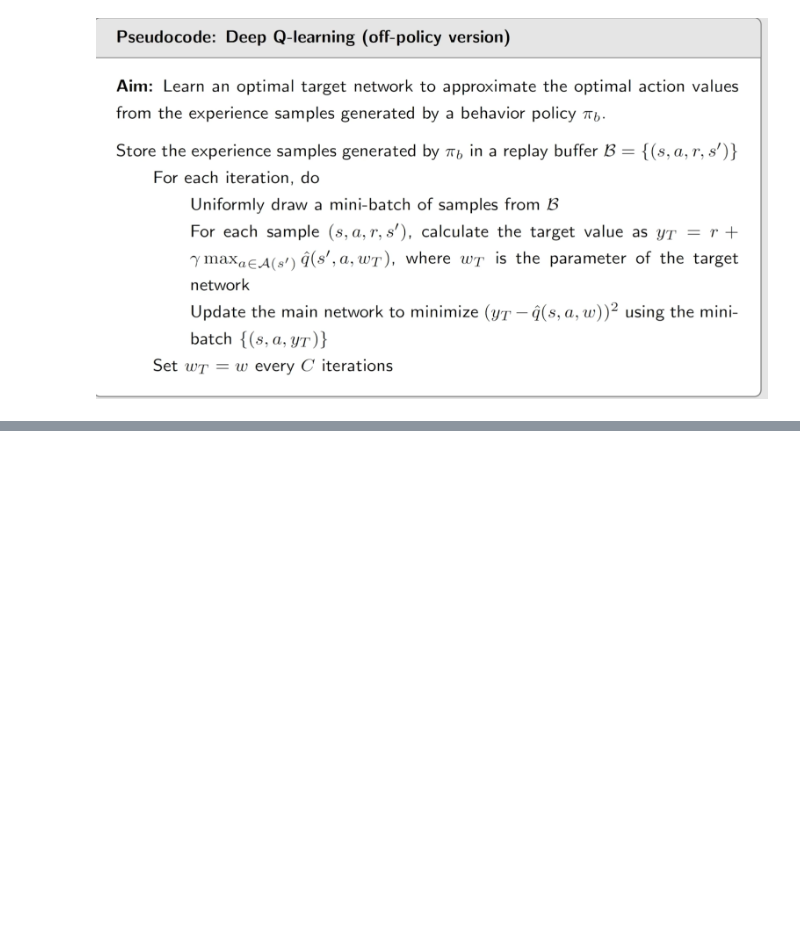
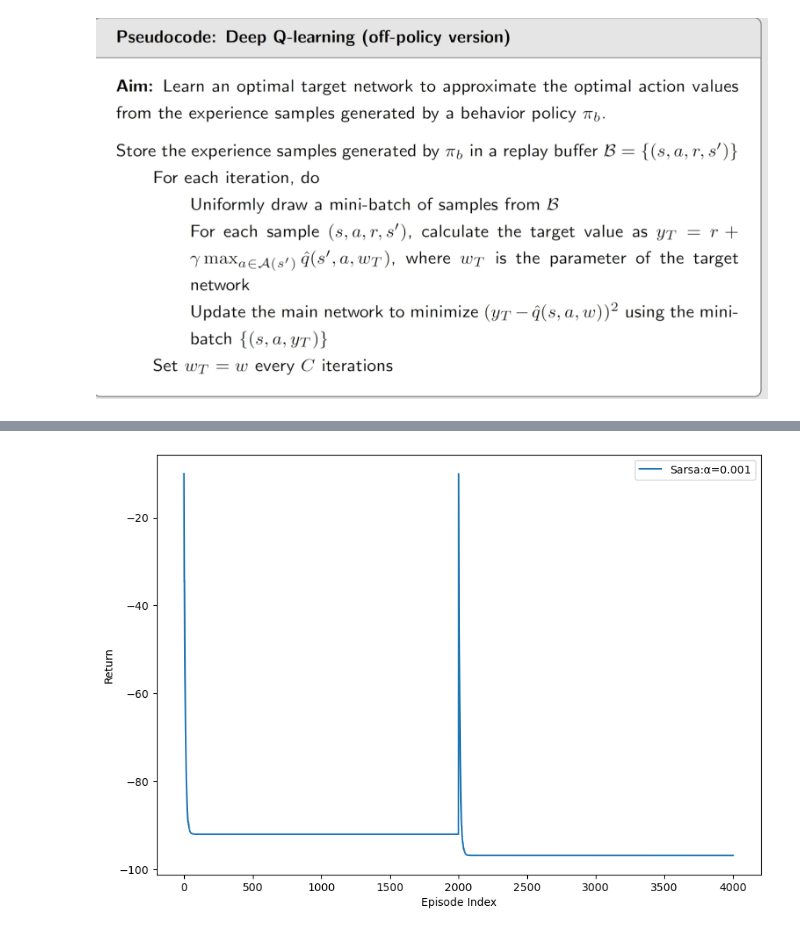
Before and after one commit to Wyn09/rl_test, a Jupyter notebook: DQN.ipynb, the cells around one changed output, grey strips where cells are left out. Saved outputs shown, nothing was run; the diff lists cells and outputs as text; code cells hidden in the pictures; blank space fills up the shorter version.

```diff
--- a/DQN.ipynb
+++ b/DQN.ipynb
@@ -58,8 +58,3 @@ class MainNet(nn.Module):
     def forward(self, x):
         out = self.seq(x)
         return out
-
-tgt_model = TargetNet()
-out = tgt_model(tgt_model.sxa)
-all_state_max_q = np.asarray([max(out[i*5:i*5+5]).item() for i in range(n_states)])
-all_state_max_q, all_state_max_q.shape
@@ -241,0 +207,51 @@ visual_return(range(len(G_ls)), G_ls, alpha=alpha)
+# %%
+
+# train
+criterion = nn.MSELoss()
+optimizer = torch.optim.AdamW(main_model.parameters(), lr=lr)
+
+tgt_model = tgt_model.to(device)
+main_model = main_model.to(device)
+cnt_iter = 0
+
+# 初始化采样
+data = get_random_sample(experience_samples, batch_szie, tgt_model)
+
+for e in range(epoch):
+
+    x, y = data[0], data[1]
+    x, y = x.to(device), y.to(device)
+    q_hat = main_model(x).flatten()
+    loss = criterion(q_hat, y)
+    optimizer.zero_grad()
+    loss.backward()
+    optimizer.step()
+
+    tgt_model.load_state_dict(main_model.state_dict())
+    data = get_random_sample(experience_samples, batch_szie, tgt_model)
+
+    print(f"epoch: {e+1}/{epoch}, train loss: {loss.item():.4f}")
+
+
+
+
+main_out = main_model.cpu()(main_model.sxa)
+main_out_max_q = np.asarray([(max(main_out[i*5:i*5+5]).item(), main_out[i*5:i*5+5].argmax()) for i in range(n_states)])
+pi = np.zeros(shape=(n_states, n_actions))
+for i in range(n_states):
+    pi[i, :] = eps / n_actions
+    pi[i, int(main_out_max_q[i, 1])] = 1 - (eps/n_actions) * (n_actions - 1)
+
+# calculte return
+pi_episode = gen_episode(pi=pi, episode_length=1, grid_edge_length=grid_edge_length, forbidden_state=forbidden_states,
+                        tgt_state=tgt_state, r_normal=r_normal, r_bound=r_bound, r_forbid=r_forbid, r_tgt=r_tgt, mode="sarsa", init_pos=(0,0), end_pos=(3,2))
+G = 0
+for j, pi_trajectory in enumerate(pi_episode):
+    reward = get_num(pi_trajectory[2])
+    G += gamma ** j * reward
+    G_ls.append(G)
+
+print(pi.argmax(1))
+print(len(pi_episode))
+visual_return(range(len(G_ls)), G_ls, alpha=alpha)
+# %% [output]
@@ -241,0 +275 @@ visual_return(range(len(G_ls)), G_ls, alpha=alpha)
+[figure, added]
```
Also changed, not shown: parts of 5 cells of this notebook, 1 other file.
